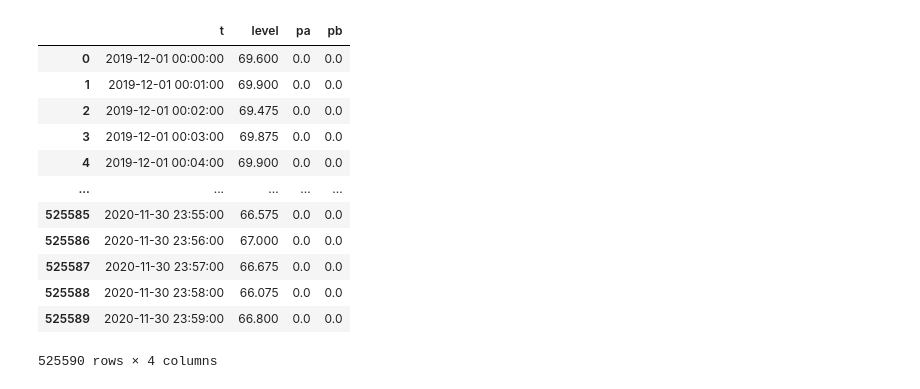
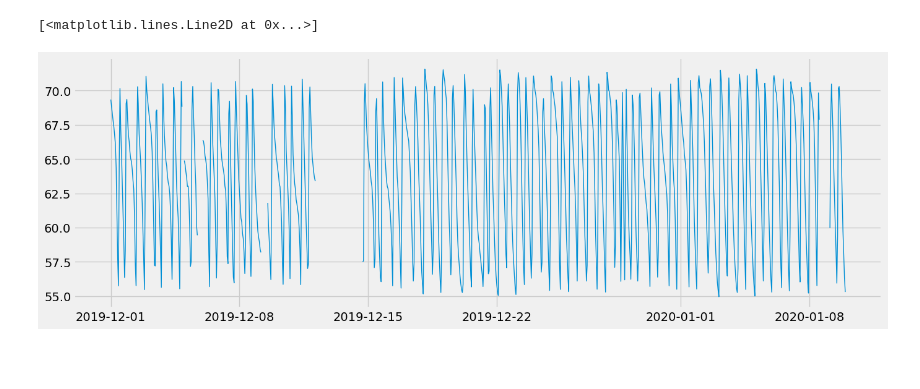
Before and after one commit to iryek-rpi/rpi-pump, a Jupyter notebook: Analysis/test.ipynb, the cells around one changed output. Drawn from its saved outputs; the diff is of its cells as text; code cells hidden in the pictures; blank space fills up the shorter version.

Commit message:
resample & plot gagok

```diff
--- a/Analysis/test.ipynb
+++ b/Analysis/test.ipynb
@@ -7,23 +7,14 @@ import matplotlib.pyplot as plt
 plt.style.use('fivethirtyeight')
 # %%
 df = pd.read_csv('samples/gagok.csv', parse_dates=False)
-# %%
-df
-# %% [output]
-|  | t | level | pa | pb |
-| 0 | 2019-12-01 00:00:00 | 69.600 | 0.0 | 0.0 |
-| 1 | 2019-12-01 00:01:00 | 69.900 | 0.0 | 0.0 |
-| 2 | 2019-12-01 00:02:00 | 69.475 | 0.0 | 0.0 |
-| 3 | 2019-12-01 00:03:00 | 69.875 | 0.0 | 0.0 |
-| 4 | 2019-12-01 00:04:00 | 69.900 | 0.0 | 0.0 |
-| ... | ... | ... | ... | ... |
-| 525585 | 2020-11-30 23:55:00 | 66.575 | 0.0 | 0.0 |
-| 525586 | 2020-11-30 23:56:00 | 67.000 | 0.0 | 0.0 |
-| 525587 | 2020-11-30 23:57:00 | 66.675 | 0.0 | 0.0 |
-| 525588 | 2020-11-30 23:58:00 | 66.075 | 0.0 | 0.0 |
-| 525589 | 2020-11-30 23:59:00 | 66.800 | 0.0 | 0.0 |
-525590 rows × 4 columns
 # %%
 df['t'] = pd.DatetimeIndex(df['t'])
+# %%
+# resample to 1 week
+df2 = df[df.t<'2020-01-10'].set_index('t').resample('H').mean()
+plt.plot(df2['level'], linewidth=1)
+# %% [output]
+[<matplotlib.lines.Line2D at 0x...>]
+[figure, added]
 # %%
 df2 = df[df.t>'2020-11-30']
```
Also changed, not shown: parts of 3 cells of this notebook.
